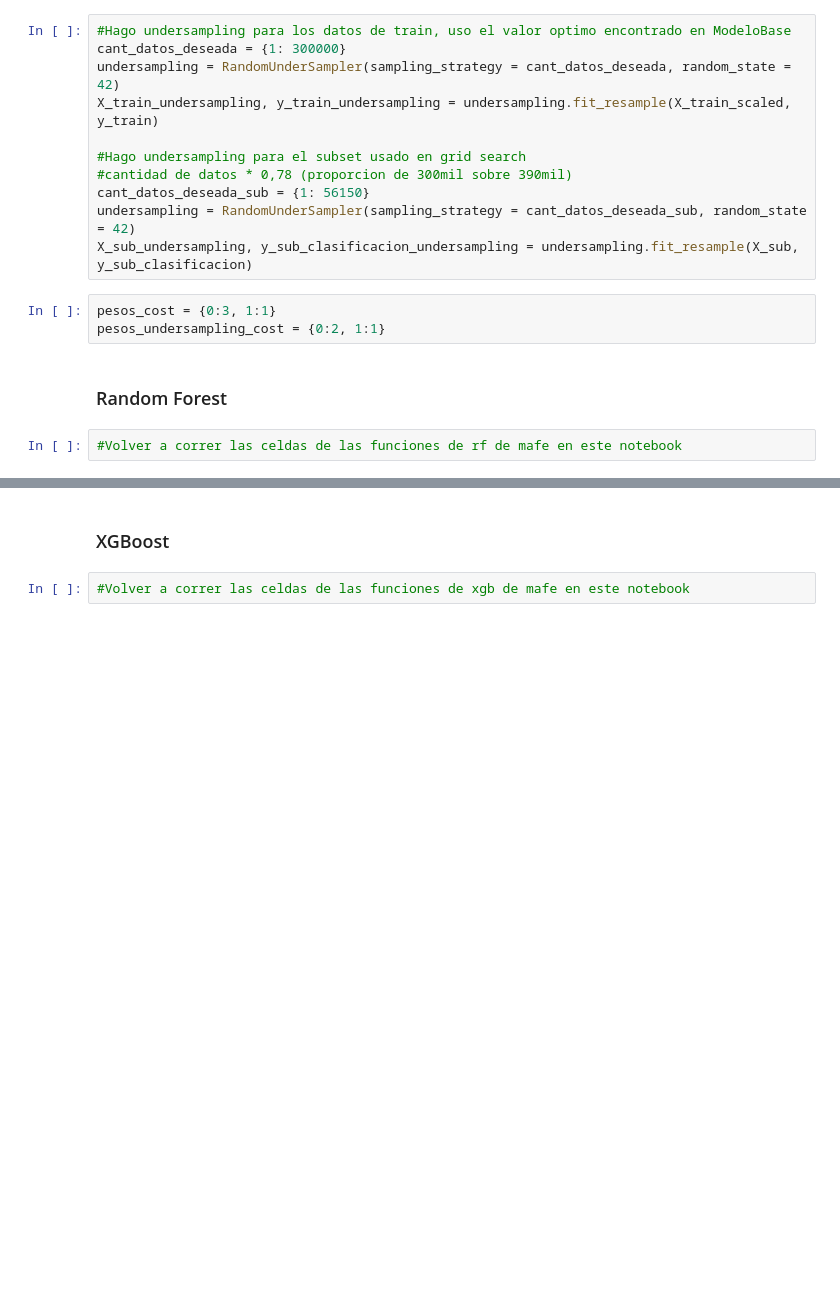
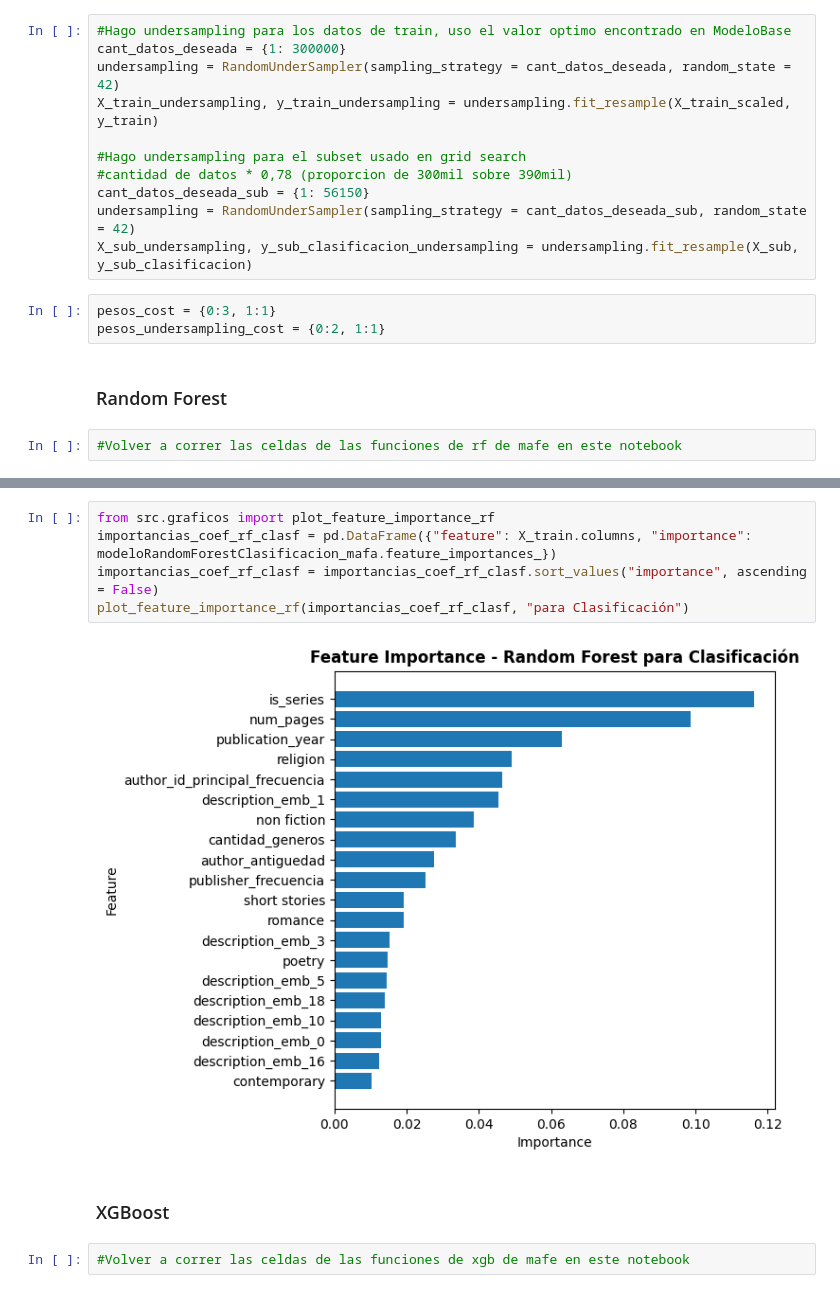
Before and after one commit to SolGarciaPereyra/Clasificador_Recomendador_Libros, a Jupyter notebook: Modelo_aceptacion.ipynb, the cells around one changed output, grey strips where cells are left out. Drawn from its saved outputs; the diff is of its cells as text; blank space fills up the shorter version.

```diff
--- a/Modelo_aceptacion.ipynb
+++ b/Modelo_aceptacion.ipynb
@@ -538,3 +544,10 @@ display(tabla_metricas_rf_clasificacion_undersampling_cost)
+# %%
+from src.graficos import plot_feature_importance_rf
+importancias_coef_rf_clasf = pd.DataFrame({"feature": X_train.columns, "importance": modeloRandomForestClasificacion_mafa.feature_importances_})
+importancias_coef_rf_clasf = importancias_coef_rf_clasf.sort_values("importance", ascending = False)
+plot_feature_importance_rf(importancias_coef_rf_clasf, "para Clasificación")
+# %% [output]
+[figure, added]
 # %% [markdown]
 ### XGBoost
 # %%
```
Also changed, not shown: parts of 4 cells of this notebook.
